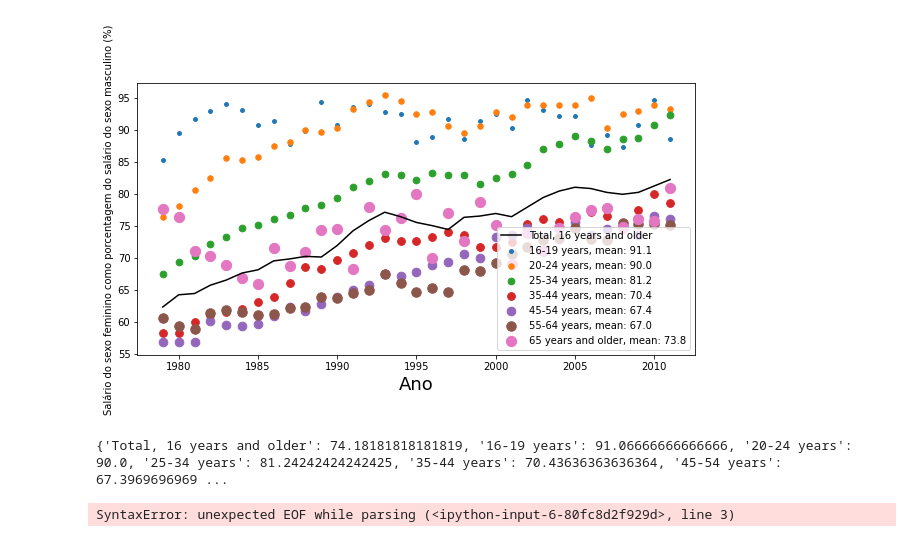
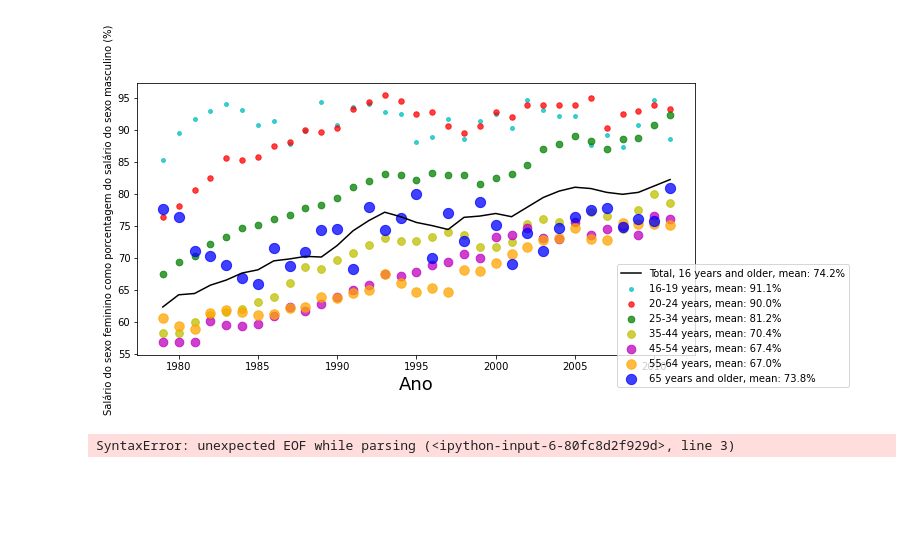
Before and after one commit to gtkacz/idata, a Jupyter notebook: Base_05/analise.ipynb, the cells around one changed output. Cells and saved outputs as stored; diff of their text form; code cells hidden in the pictures; blank space fills up the shorter version.

```diff
--- a/Base_05/analise.ipynb
+++ b/Base_05/analise.ipynb
@@ -22,43 +22,40 @@ values=[15,0,0,0,0,0,0]
 for k in range(len(values)-1):
     values[k+1]=values[k]+values[0]
 
-colors=['b','g','r','c','m','y','slategrey']
+colors=['b','g','r','c','m','y','orange']
 
 means={}
 # %%
-df=earnings[earnings.group == 'Total, 16 years and older']
-Mean=mean(array(df.percent))
-means['Total, 16 years and older']=Mean
-plt.plot(df.Year, df.percent, label='Total, 16 years and older', c='k')
-
 j=0
 
-for i in labels[1:]:
-    s=(values[j])
-    c=choice(colors)
-    colors.remove(c)
-
+for i in labels:
     df=earnings[earnings.group == i]
-    Mean=mean(array(df.percent))
+    Mean=(mean(array(df.percent)))
     means[i]=Mean
     st=round(means.get(i),1)
-    label=i+", mean: "+(str(st))
+    label=i+", mean: "+(str(st))+'%'
 
-    plt.scatter(df.Year, df.percent, label=label, alpha=1, s=s)
-    #plt.plot(df.Year, df.percent)
+    if i=='Total, 16 years and older':
+        plt.plot(df.Year, df.percent, label=label, c='k')
 
-    j+=1
+    else:
+        s=(values[j])
+        c=choice(colors)
+        colors.remove(c)
+
+
+        plt.scatter(df.Year, df.percent, label=label, alpha=0.75, s=s, c=c)
+        #plt.plot(df.Year, df.percent)
+
+        j+=1
 
 #plt.grid(True)
-plt.legend()
+plt.legend(bbox_to_anchor=(.85, .35))
 plt.xlabel("Ano", fontsize=18)
 plt.ylabel("Salário do sexo feminino como porcentagem do salário do sexo masculino (%)", fontsize=10)
 plt.show()
-
-print(means)
 # %% [output]
-[figure, old version]
+[figure, new version]
-{'Total, 16 years and older': 74.18181818181819, '16-19 years': 91.06666666666666, '20-24 years': 90.0, '25-34 years': 81.24242424242425, '35-44 years': 70.43636363636364, '45-54 years': 67.3969696969 ...
 # %%
 employed_dict={}
 
```
